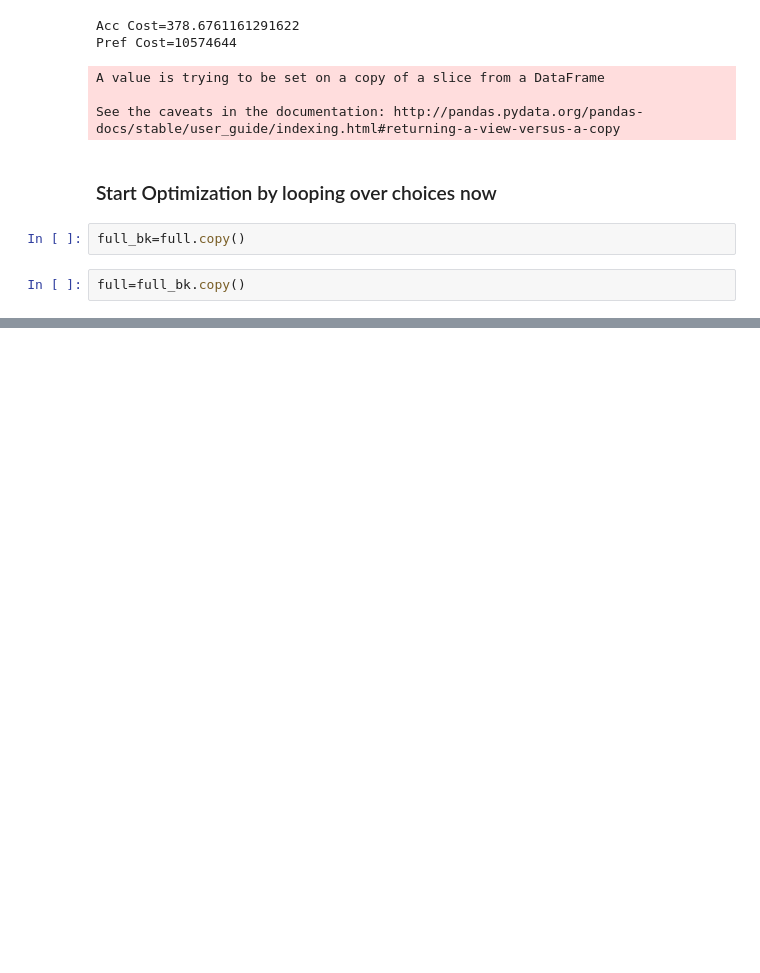
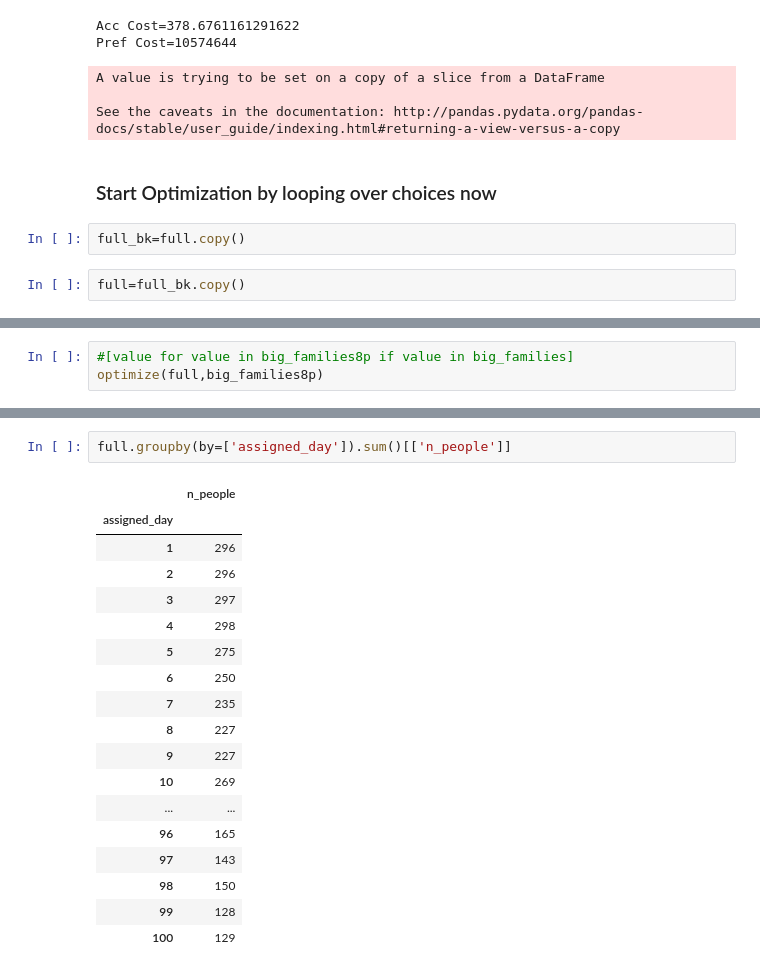
Before and after one commit to 13gurpreetsingh/ML, a Jupyter notebook: santa.ipynb, the cells around one changed output, grey strips where cells are left out. Saved outputs shown, nothing was run; the diff lists cells and outputs as text; blank space fills up the shorter version.

```diff
--- a/santa.ipynb
+++ b/santa.ipynb
@@ -201,0 +183,3 @@ segregated.to_csv("day_wise.csv")
+# %%
+#[value for value in big_families8p if value in big_families]
+optimize(full,big_families8p)
@@ -201,0 +207,21 @@ segregated.to_csv("day_wise.csv")
+# %%
+full.groupby(by=['assigned_day']).sum()[['n_people']]
+# %% [output]
+|  | n_people |
+| assigned_day |  |
+| 1 | 296 |
+| 2 | 296 |
+| 3 | 297 |
+| 4 | 298 |
+| 5 | 275 |
+| 6 | 250 |
+| 7 | 235 |
+| 8 | 227 |
+| 9 | 227 |
+| 10 | 269 |
+| ... | ... |
+| 96 | 165 |
+| 97 | 143 |
+| 98 | 150 |
+| 99 | 128 |
+| 100 | 129 |
```
Also changed, not shown: parts of 12 cells of this notebook.
